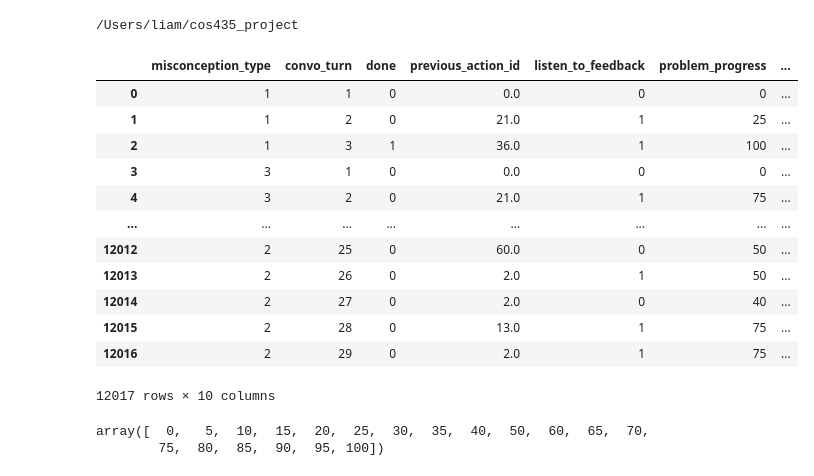
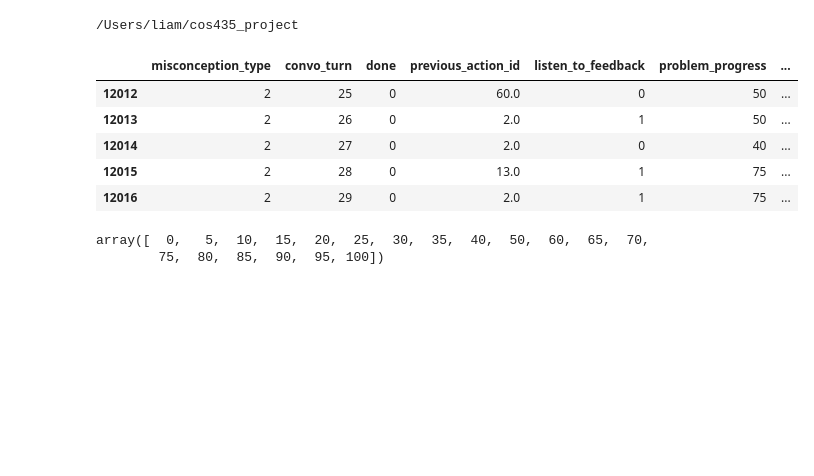
Before and after one commit to duanyang25/COS435_adaptive_mathtutor, a Jupyter notebook: models/simulator_demo.ipynb, the cells around one changed output. Saved outputs shown, nothing was run; the diff lists cells and outputs as text; code cells hidden in the pictures; blank space fills up the shorter version.

```diff
--- a/models/simulator_demo.ipynb
+++ b/models/simulator_demo.ipynb
@@ -16,21 +16,14 @@ import sys
 # %%
 import pandas as pd
 train = pd.read_csv("/Users/liam/cos435_project/dataset/MathDial_map_back_4_actions.csv", sep="\t")
-train
+train.tail()
 # %% [output]
 |  | misconception_type | convo_turn | done | previous_action_id | listen_to_feedback | problem_progress | ... |
-| 0 | 1 | 1 | 0 | 0.0 | 0 | 0 | ... |
-| 1 | 1 | 2 | 0 | 21.0 | 1 | 25 | ... |
-| 2 | 1 | 3 | 1 | 36.0 | 1 | 100 | ... |
-| 3 | 3 | 1 | 0 | 0.0 | 0 | 0 | ... |
-| 4 | 3 | 2 | 0 | 21.0 | 1 | 75 | ... |
-| ... | ... | ... | ... | ... | ... | ... | ... |
 | 12012 | 2 | 25 | 0 | 60.0 | 0 | 50 | ... |
 | 12013 | 2 | 26 | 0 | 2.0 | 1 | 50 | ... |
 | 12014 | 2 | 27 | 0 | 2.0 | 0 | 40 | ... |
 | 12015 | 2 | 28 | 0 | 13.0 | 1 | 75 | ... |
 | 12016 | 2 | 29 | 0 | 2.0 | 1 | 75 | ... |
-12017 rows × 10 columns
 # %%
 import matplotlib.pyplot as plt
 
```
Also changed, not shown: parts of 7 cells of this notebook, 1 other file.
